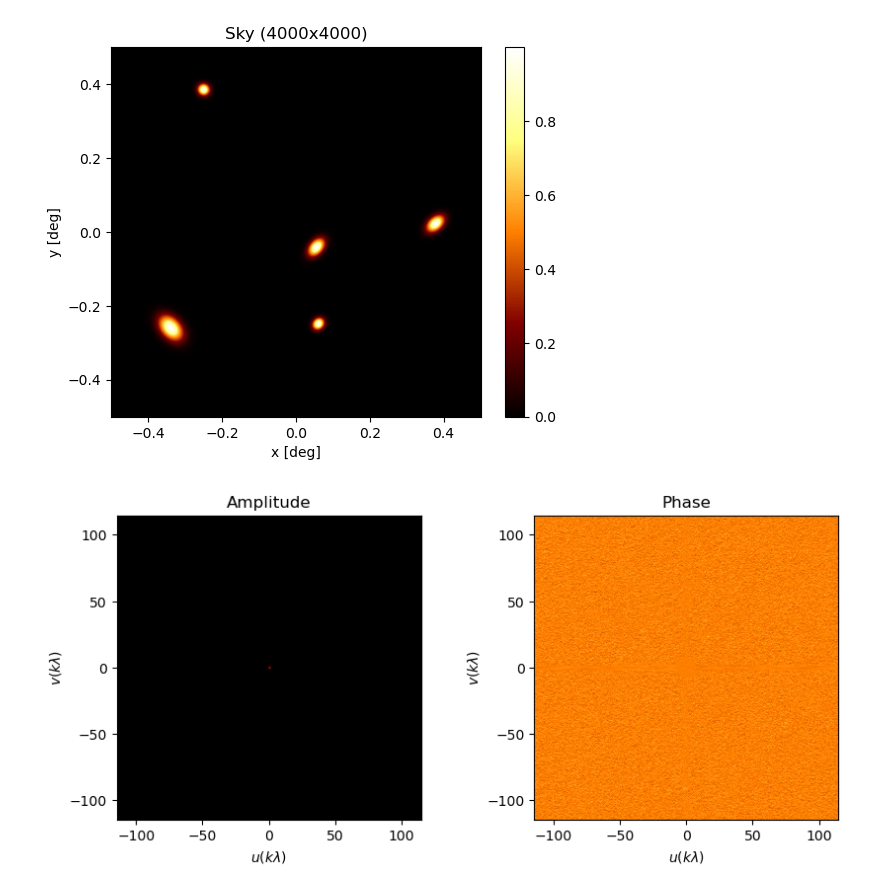
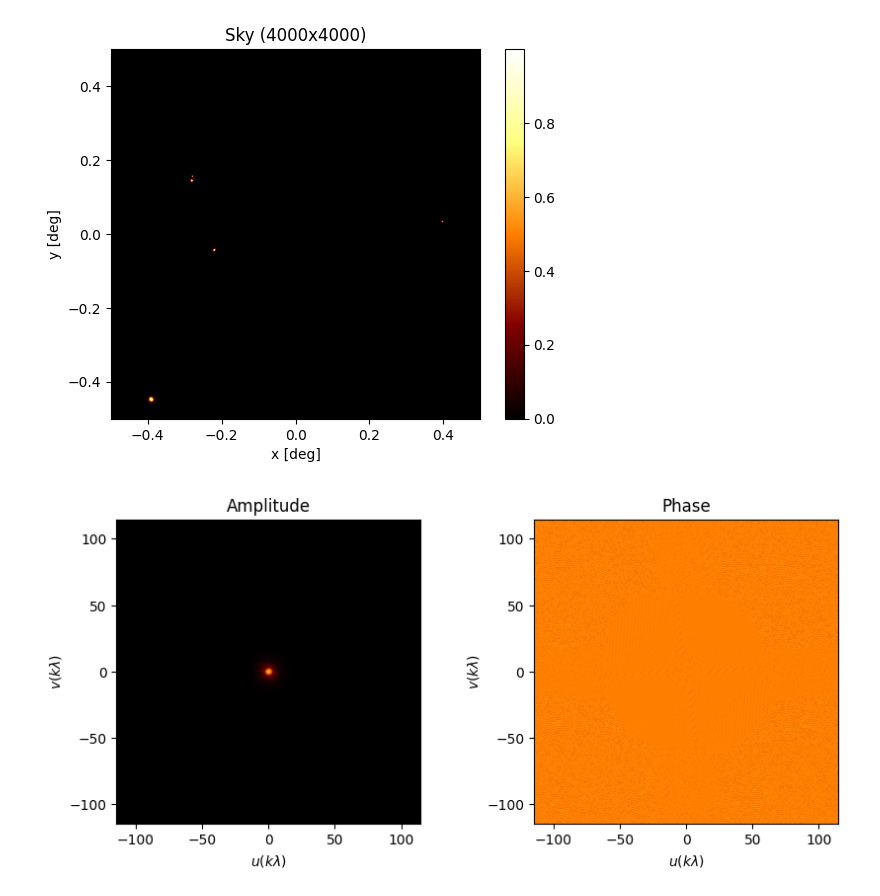
Before and after one commit to CentofantiEze/argosim, a Jupyter notebook: notebooks/full_argos_demo.ipynb, the cells around one changed output. Saved outputs shown, nothing was run; the diff lists cells and outputs as text; code cells hidden in the pictures.

Commit message:
Simulate full array.

```diff
--- a/notebooks/full_argos_demo.ipynb
+++ b/notebooks/full_argos_demo.ipynb
@@ -58,18 +58,18 @@ plot_baselines(track)
 # %%
 Npx = 4000
 fov_size = (1., 1.) # 3 degrees FOV from 6 m parabolic dishes.
-pix_size_list = np.array([10, 7, 7, 5, 5])*20
+deg_size_list = np.array([.01, .005, .005, .003, .003])
 source_intensity_list = [1, 1, 1, 1, 1]
-sky = n_source_sky((Npx, Npx), pix_size_list, source_intensity_list)
+sky = n_source_sky((Npx, Npx), fov_size[0], deg_size_list, source_intensity_list)
 plot_sky(sky, fov_size)
 # %% [output]
-[figure, old version]
+[figure, new version]
 # %%
 # Fourier transform of the sky
 sky_uv = sky2uv(sky)
 plot_sky_uv(sky_uv, fov_size)
 # %% [output]
-[figure, old version]
+[figure, new version]
 # %%
 # Fourier transform of the mask
 uv_mask, uv_sample_indices  = grid_uv_samples(track, sky_uv.shape, fov_size)
```
Also changed, not shown: parts of 7 cells of this notebook.
